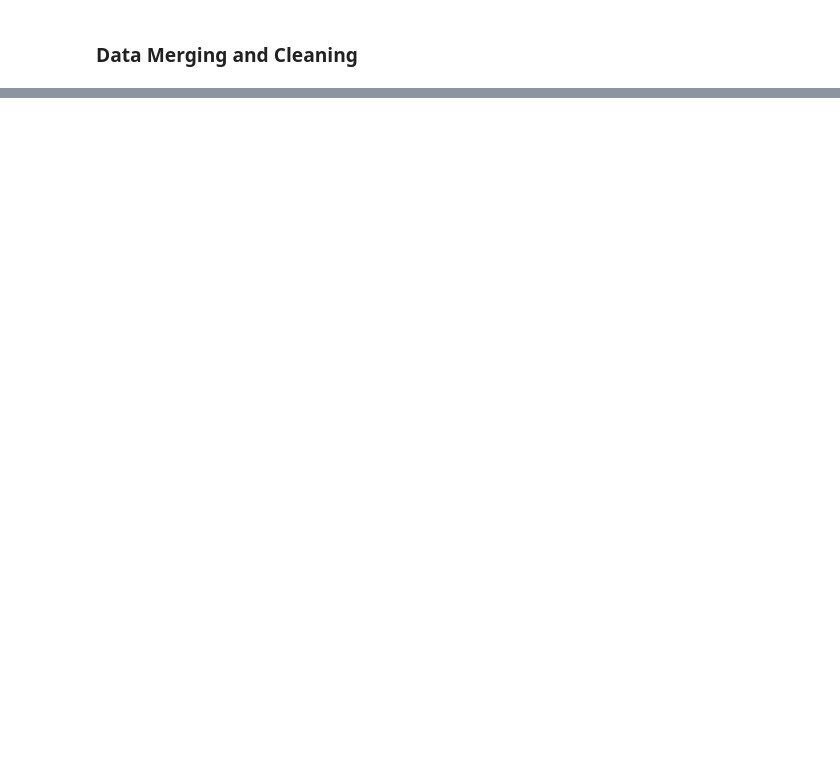
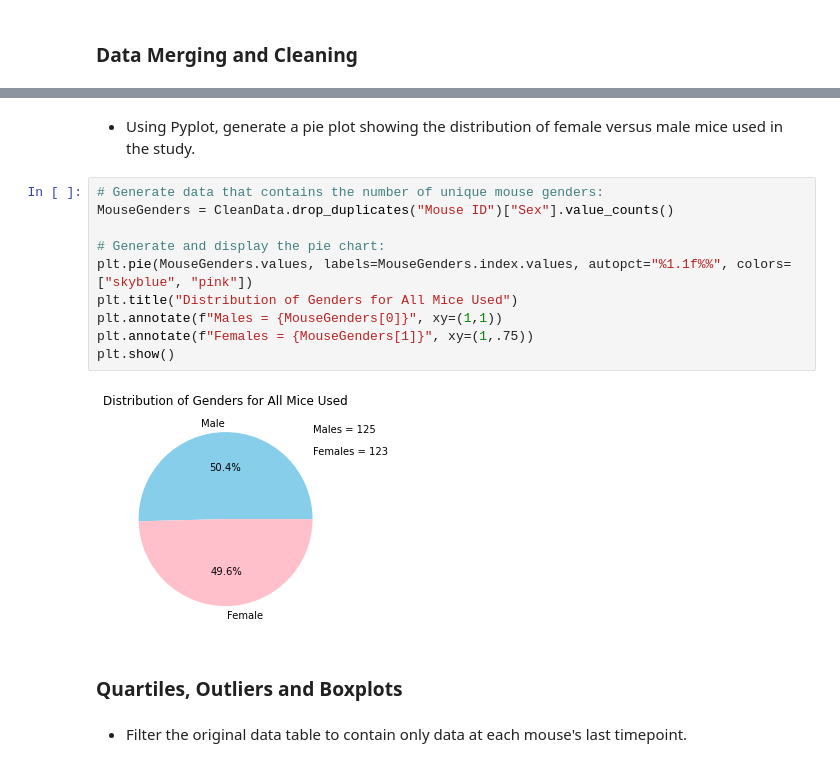
Before and after one commit to rickmora98/Python-Matplotlib, a Jupyter notebook: Pymaceuticals/pymaceuticals.ipynb, the cells around one changed output, grey strips where cells are left out. Drawn from its saved outputs; the diff is of its cells as text; blank space fills up the shorter version.

```diff
--- a/Pymaceuticals/pymaceuticals.ipynb
+++ b/Pymaceuticals/pymaceuticals.ipynb
@@ -328,0 +219,18 @@ plt.show()
+# %% [markdown]
+* Using Pyplot, generate a pie plot showing the distribution of female versus male mice used in the study.
+# %%
+# Generate data that contains the number of unique mouse genders:
+MouseGenders = CleanData.drop_duplicates("Mouse ID")["Sex"].value_counts()
+
+# Generate and display the pie chart:
+plt.pie(MouseGenders.values, labels=MouseGenders.index.values, autopct="%1.1f%%", colors=["skyblue", "pink"])
+plt.title("Distribution of Genders for All Mice Used")
+plt.annotate(f"Males = {MouseGenders[0]}", xy=(1,1))
+plt.annotate(f"Females = {MouseGenders[1]}", xy=(1,.75))
+plt.show()
+# %% [output]
+[figure, added]
+# %% [markdown]
+### Quartiles, Outliers and Boxplots
+# %% [markdown]
+* Filter the original data table to contain only data at each mouse's last timepoint.
```
Also changed, not shown: parts of 66 cells of this notebook, 1 other file.
